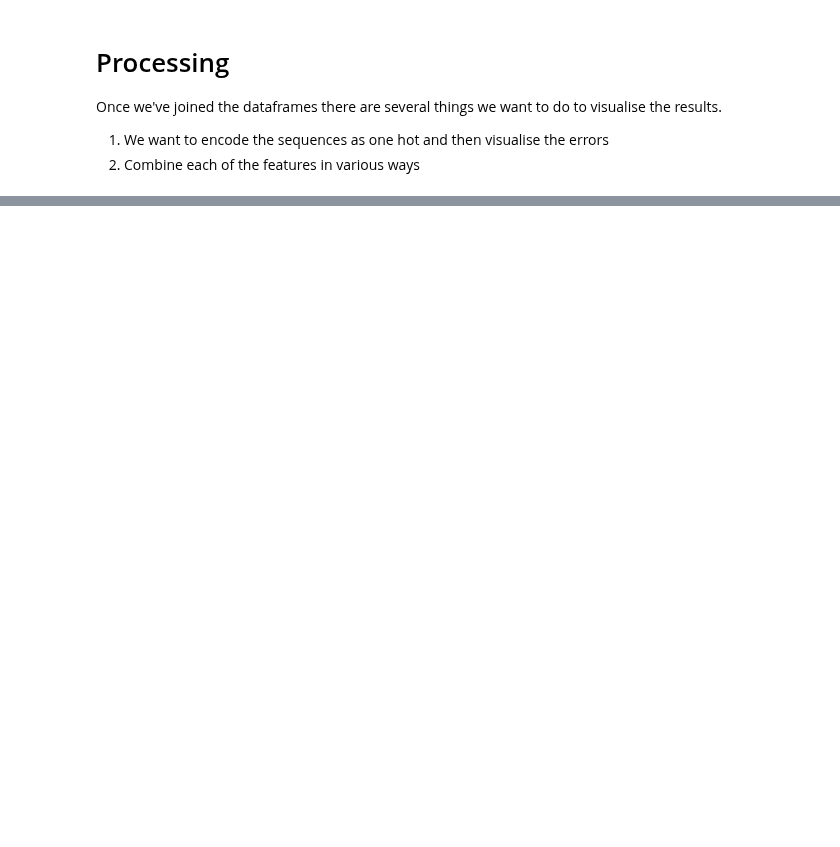
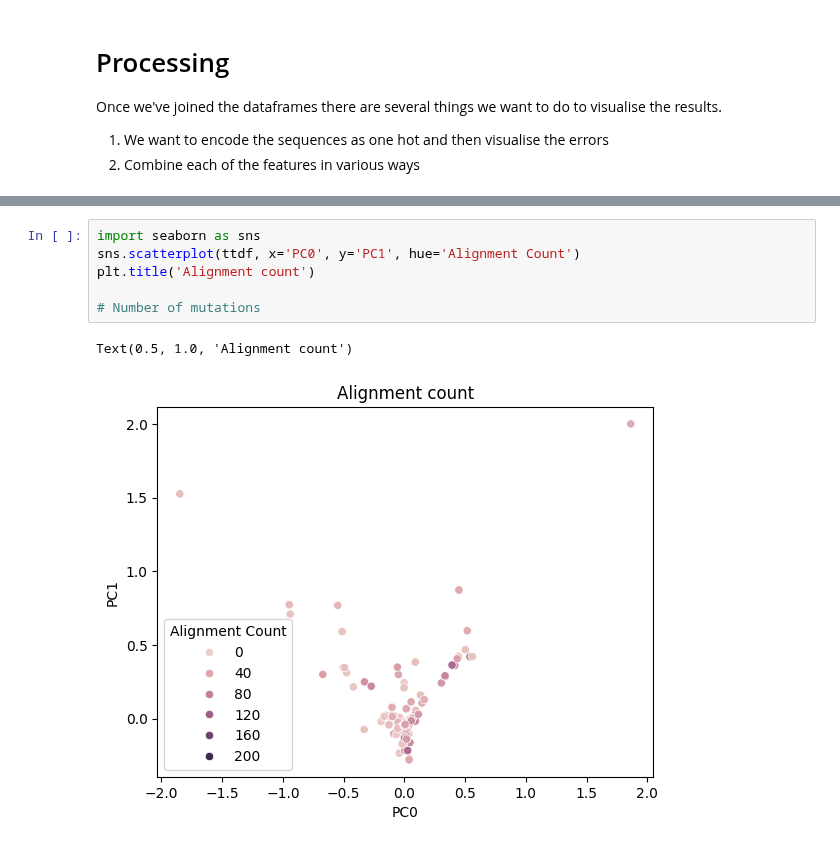
Before and after one commit to fhalab/LevSeq, a Jupyter notebook: manucript/notebooks/Ape AGW/Processing and visulisation.ipynb, the cells around one changed output, grey strips where cells are left out. Drawn from its saved outputs; the diff is of its cells as text; blank space fills up the shorter version.

```diff
--- a/manucript/notebooks/Ape AGW/Processing and visulisation.ipynb
+++ b/manucript/notebooks/Ape AGW/Processing and visulisation.ipynb
@@ -84,0 +264,9 @@ Once we've joined the dataframes there are several things we want to do to visua
+# %%
+import seaborn as sns
+sns.scatterplot(ttdf, x='PC0', y='PC1', hue='Alignment Count')
+plt.title('Alignment count')
+
+# Number of mutations
+# %% [output]
+Text(0.5, 1.0, 'Alignment count')
+[figure, added]
```
Also changed, not shown: parts of 19 cells of this notebook, 5 other files.
